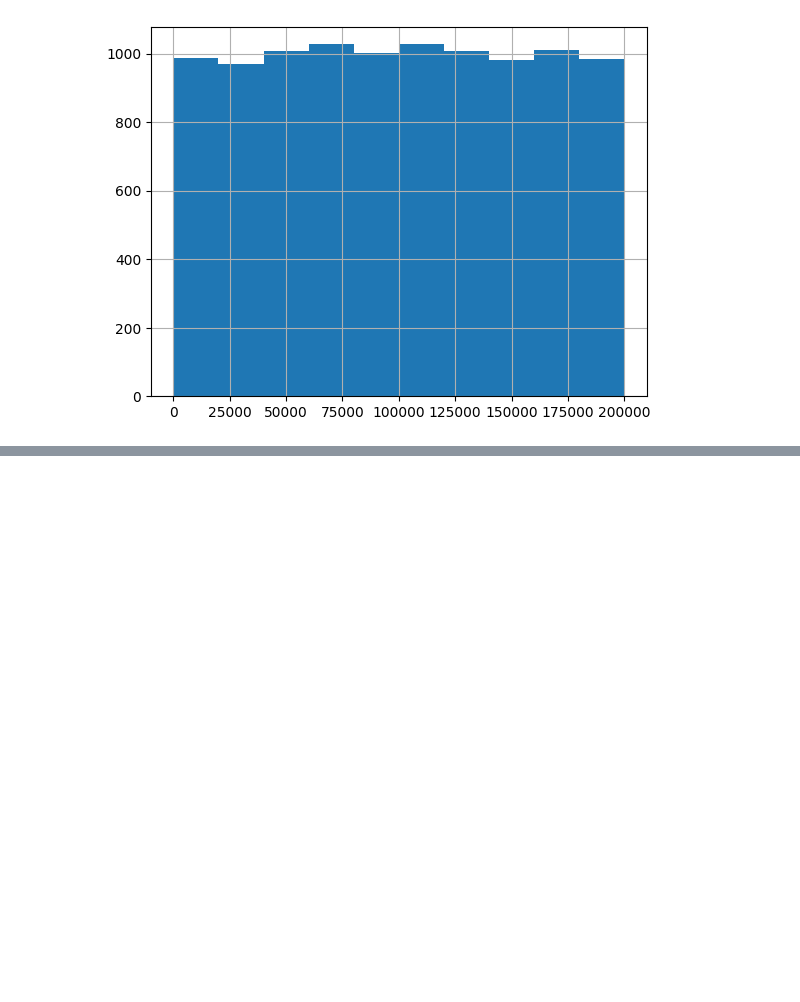
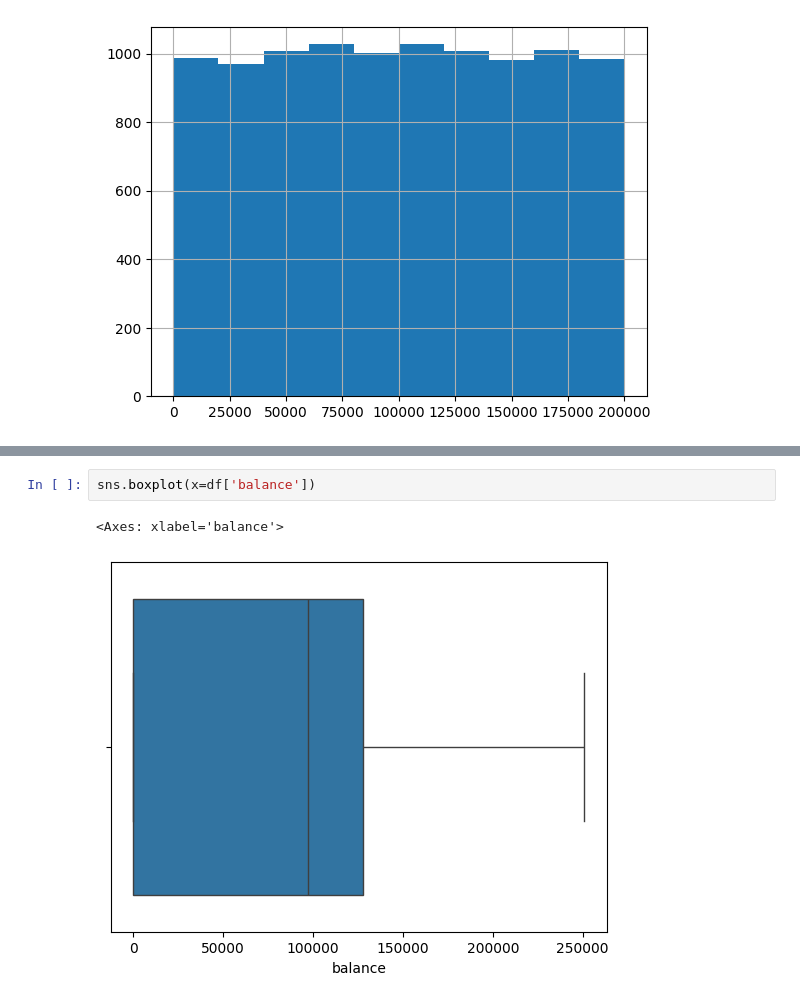
Before and after one commit to rajeevkumar75/Bank-Customer-Churn-Prediction, a Jupyter notebook: notebooks/Eda end to end.ipynb, the cells around one changed output, grey strips where cells are left out. Drawn from its saved outputs; the diff is of its cells as text; blank space fills up the shorter version.

```diff
--- a/notebooks/Eda end to end.ipynb
+++ b/notebooks/Eda end to end.ipynb
@@ -100,0 +110,5 @@ df['estimated_salary'].hist()
+# %%
+sns.boxplot(x=df['balance'])
+# %% [output]
+<Axes: xlabel='balance'>
+[figure, added]
```
Also changed, not shown: parts of 13 cells of this notebook.
